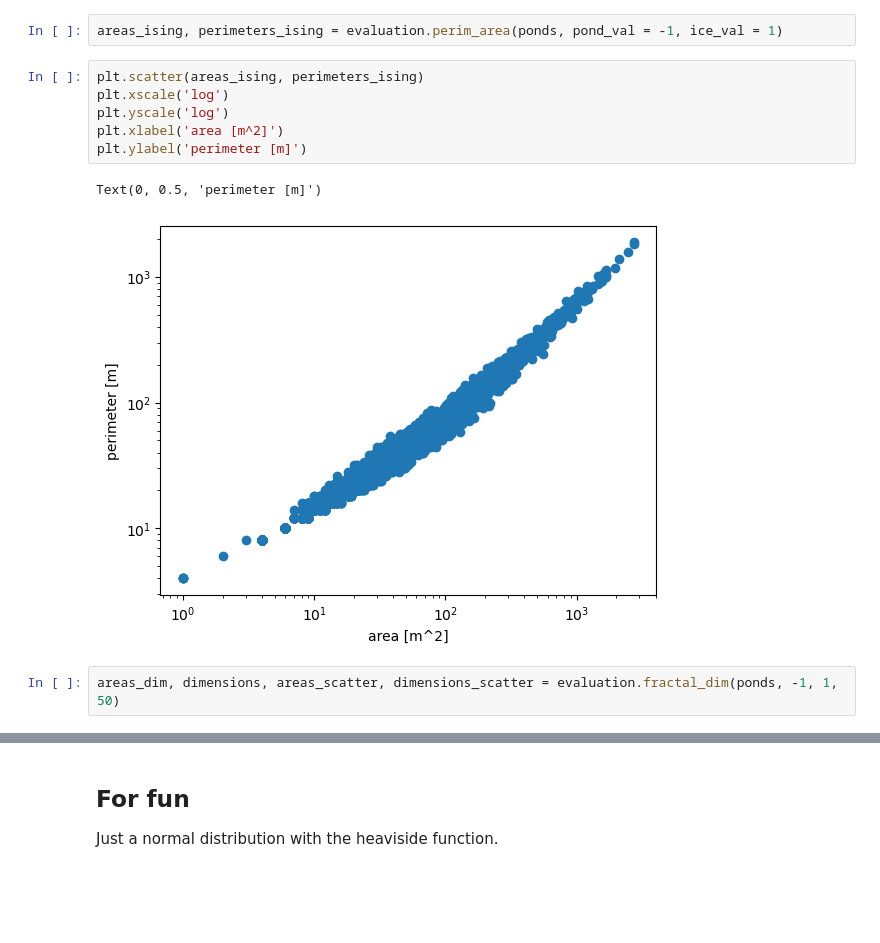
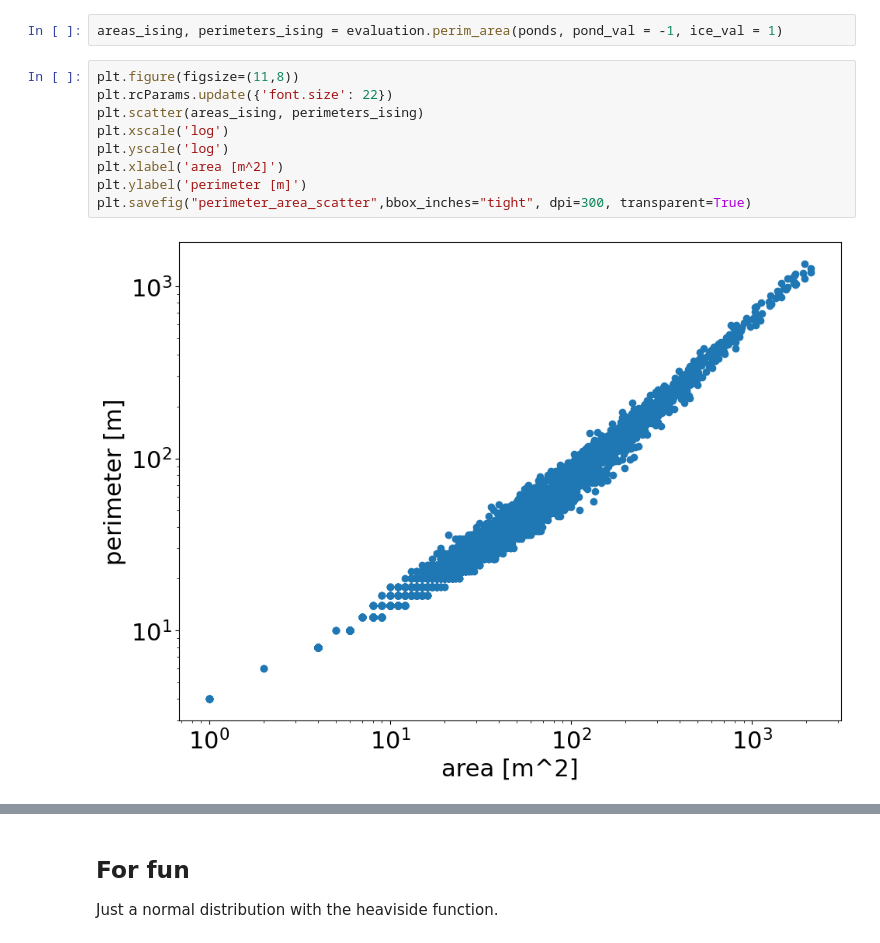
Before and after one commit to PaulHosek/ComplexSystemSimulation, a Jupyter notebook: model_example.ipynb, the cells around one changed output, grey strips where cells are left out. Cells and saved outputs as stored; diff of their text form; blank space fills up the shorter version.

```diff
--- a/model_example.ipynb
+++ b/model_example.ipynb
@@ -186,13 +113,13 @@ Fractal dimension plot is still missing.
 # %%
 areas_ising, perimeters_ising = evaluation.perim_area(ponds, pond_val = -1, ice_val = 1)
 # %%
+plt.figure(figsize=(11,8))
+plt.rcParams.update({'font.size': 22})
 plt.scatter(areas_ising, perimeters_ising)
 plt.xscale('log')
 plt.yscale('log')
 plt.xlabel('area [m^2]')
 plt.ylabel('perimeter [m]')
+plt.savefig("perimeter_area_scatter",bbox_inches="tight", dpi=300, transparent=True)
 # %% [output]
-Text(0, 0.5, 'perimeter [m]')
-[figure, old version]
+[figure, new version]
-# %%
-areas_dim, dimensions, areas_scatter, dimensions_scatter = evaluation.fractal_dim(ponds, -1, 1, 50)
```
Also changed, not shown: parts of 33 cells of this notebook, 2 other files.
